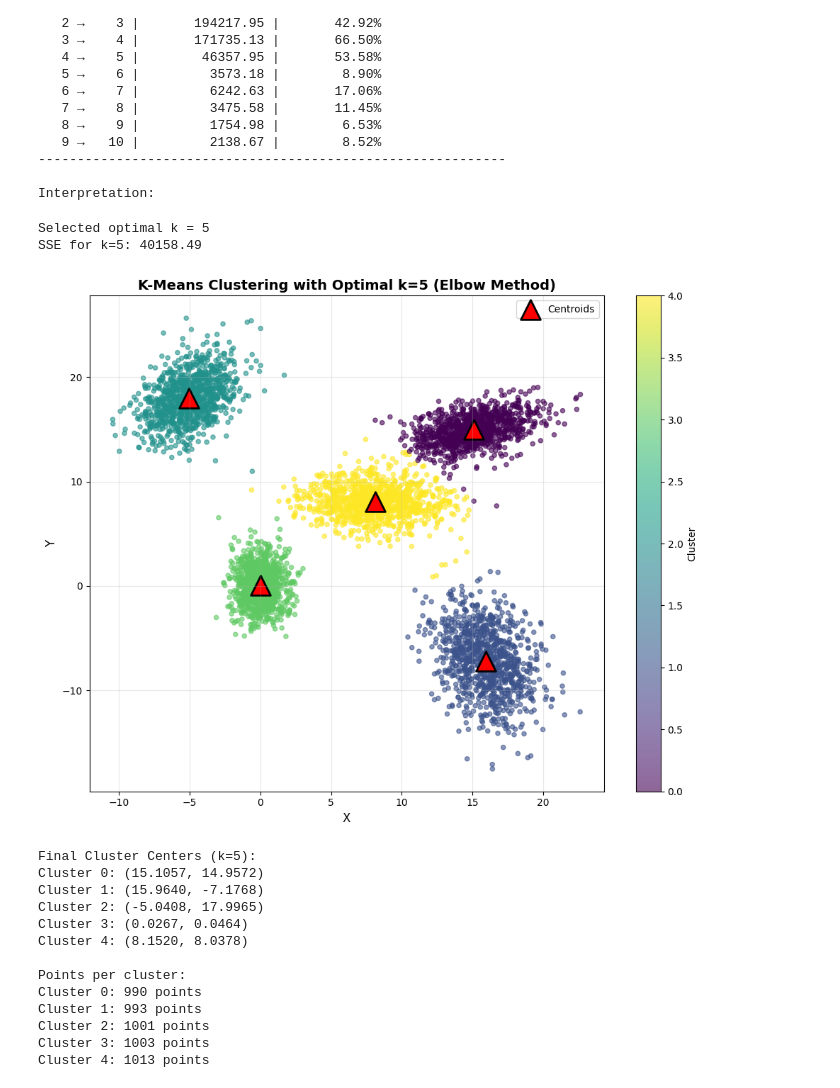
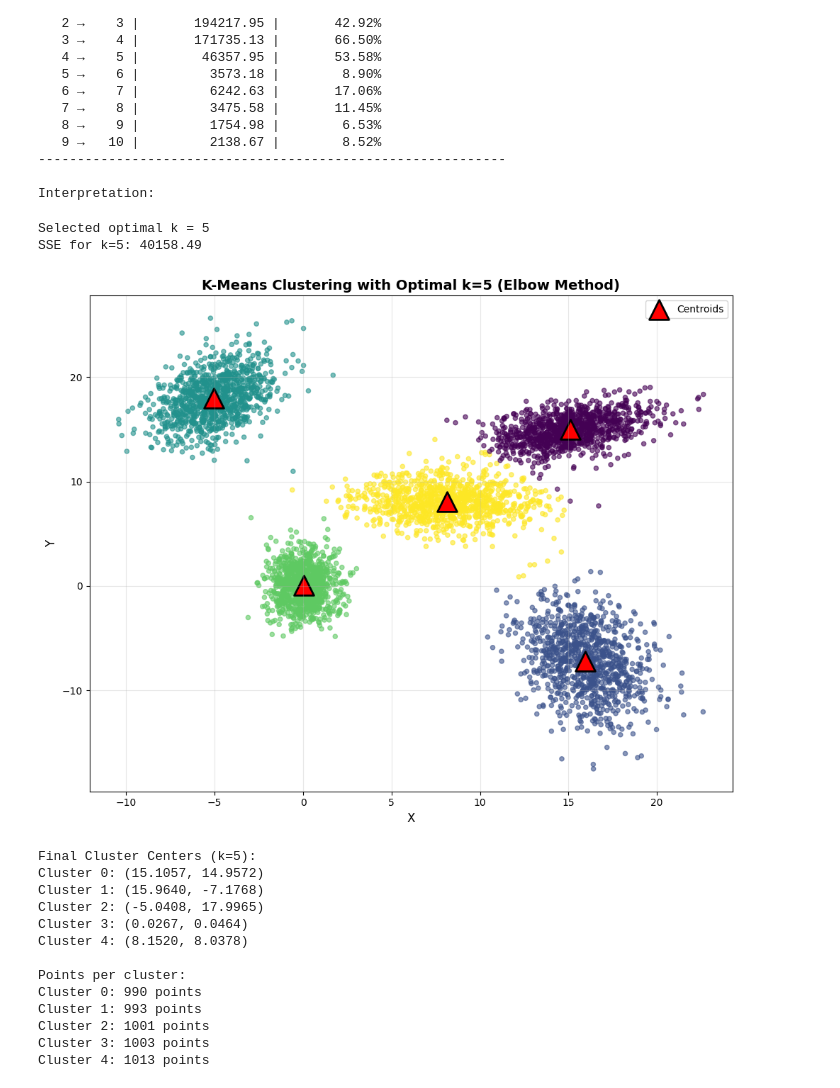
Before and after one commit to calvinberndt/project2_kmeans, a Jupyter notebook: calvincluster.ipynb, the cells around one changed output. Drawn from its saved outputs; the diff is of its cells as text; code cells hidden in the pictures.

Commit message:
Update execution count and adjust figure output in Calvin clustering notebook. Removed unnecessary colorbar line for improved visualization clarity.

```diff
--- a/calvincluster.ipynb
+++ b/calvincluster.ipynb
@@ -542,35 +542,35 @@ scatter = plt.scatter(X[:, 0], X[:, 1], c=final_predictions, cmap='viridis',
                      alpha=0.6, s=20)
 
 # Plot centroids
 for i in range(optimal_k):
     center = final_clusters[i]['center']
     plt.scatter(center[0], center[1], marker='^', c='red', s=400,
                edgecolors='black', linewidths=2, label='Centroids' if i == 0 else '')
 
-plt.colorbar(scatter, label='Cluster')
+
 plt.title(f'K-Means Clustering with Optimal k={optimal_k} (Elbow Method)',
           fontsize=14, fontweight='bold')
 plt.xlabel('X', fontsize=12)
 plt.ylabel('Y', fontsize=12)
 plt.legend()
 plt.tight_layout()
 plt.show()
 
 # Print cluster information
 print(f"\nFinal Cluster Centers (k={optimal_k}):")
 for i in range(optimal_k):
     center = final_clusters[i]['center']
     print(f"Cluster {i}: ({center[0]:.4f}, {center[1]:.4f})")
 
 # Count points in each cluster
 unique, counts = np.unique(final_predictions, return_counts=True)
 print(f"\nPoints per cluster:")
 for cluster_id, count in zip(unique, counts):
     print(f"Cluster {cluster_id}: {count} points")
 # %% [output]
 Selected optimal k = 5
 SSE for k=5: 40158.49
-[figure, old version]
+[figure, new version]
 Final Cluster Centers (k=5):
 Cluster 0: (15.1057, 14.9572)
 Cluster 1: (15.9640, -7.1768)
```
